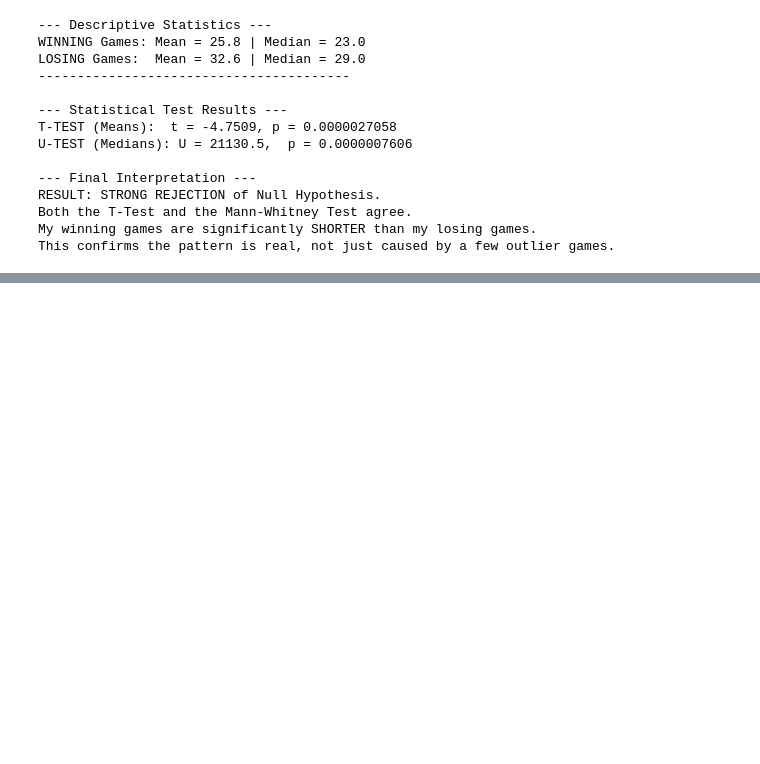
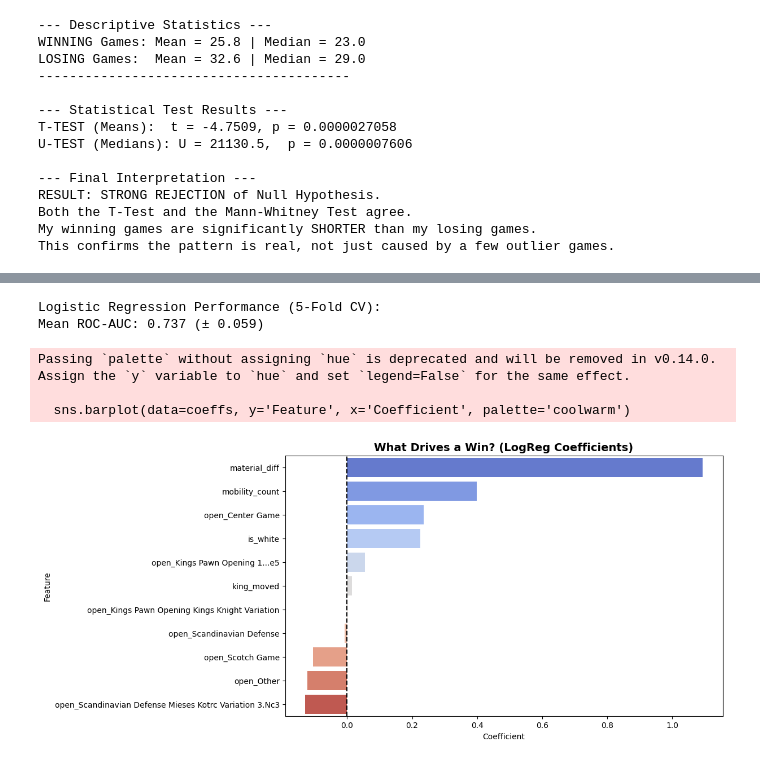
Before and after one commit to moodymoeed/checkmate-with-data, a Jupyter notebook: analysis.ipynb, the cells around one changed output, grey strips where cells are left out. Drawn from its saved outputs; the diff is of its cells as text; code cells hidden in the pictures; blank space fills up the shorter version.

```diff
--- a/analysis.ipynb
+++ b/analysis.ipynb
@@ -708,0 +777,34 @@ This confirms the pattern is real, not just caused by a few outlier games.
+# %%
+# --- MODEL 1: LOGISTIC REGRESSION ---
+
+# Initialize
+log_reg = LogisticRegression(random_state=42)
+log_reg.fit(X_train, y_train)
+
+# 1. Cross-Validation Score
+# We measure performance across 5 different splits to ensure stability.
+cv_scores = cross_val_score(log_reg, X_scaled, y, cv=5, scoring='roc_auc')
+
+print(f"Logistic Regression Performance (5-Fold CV):")
+print(f"Mean ROC-AUC: {cv_scores.mean():.3f} (± {cv_scores.std():.3f})")
+
+# 2. Visualizing Coefficients (The "Why")
+# A large positive bar means this feature effectively guarantees a win.
+coeffs = pd.DataFrame({
+    'Feature': X.columns,
+    'Coefficient': log_reg.coef_[0]
+}).sort_values(by='Coefficient', ascending=False)
+
+plt.figure(figsize=(10, 6))
+sns.barplot(data=coeffs, y='Feature', x='Coefficient', palette='coolwarm')
+plt.title('What Drives a Win? (LogReg Coefficients)', fontsize=14, fontweight='bold')
+plt.axvline(0, color='black', linestyle='--')
+plt.savefig('images/ml_1_coefficients.png', dpi=300, bbox_inches='tight')
+plt.show()
+# %% [output]
+Logistic Regression Performance (5-Fold CV):
+Mean ROC-AUC: 0.737 (± 0.059)
+Passing `palette` without assigning `hue` is deprecated and will be removed in v0.14.0. Assign the `y` variable to `hue` and set `legend=False` for the same effect.
+
+  sns.barplot(data=coeffs, y='Feature', x='Coefficient', palette='coolwarm')
+[figure, added]
```
Also changed, not shown: parts of 16 cells of this notebook, 9 other files.
